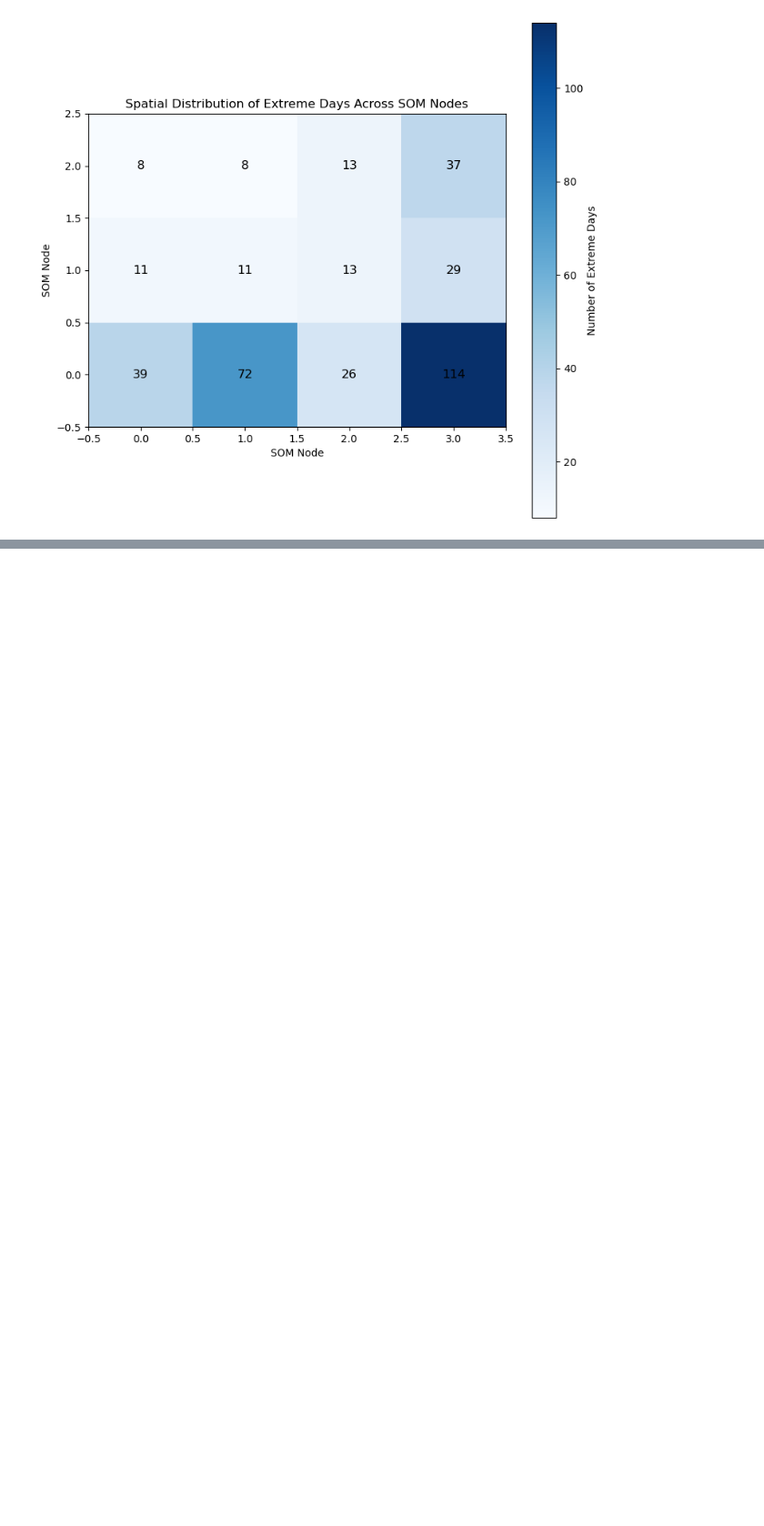
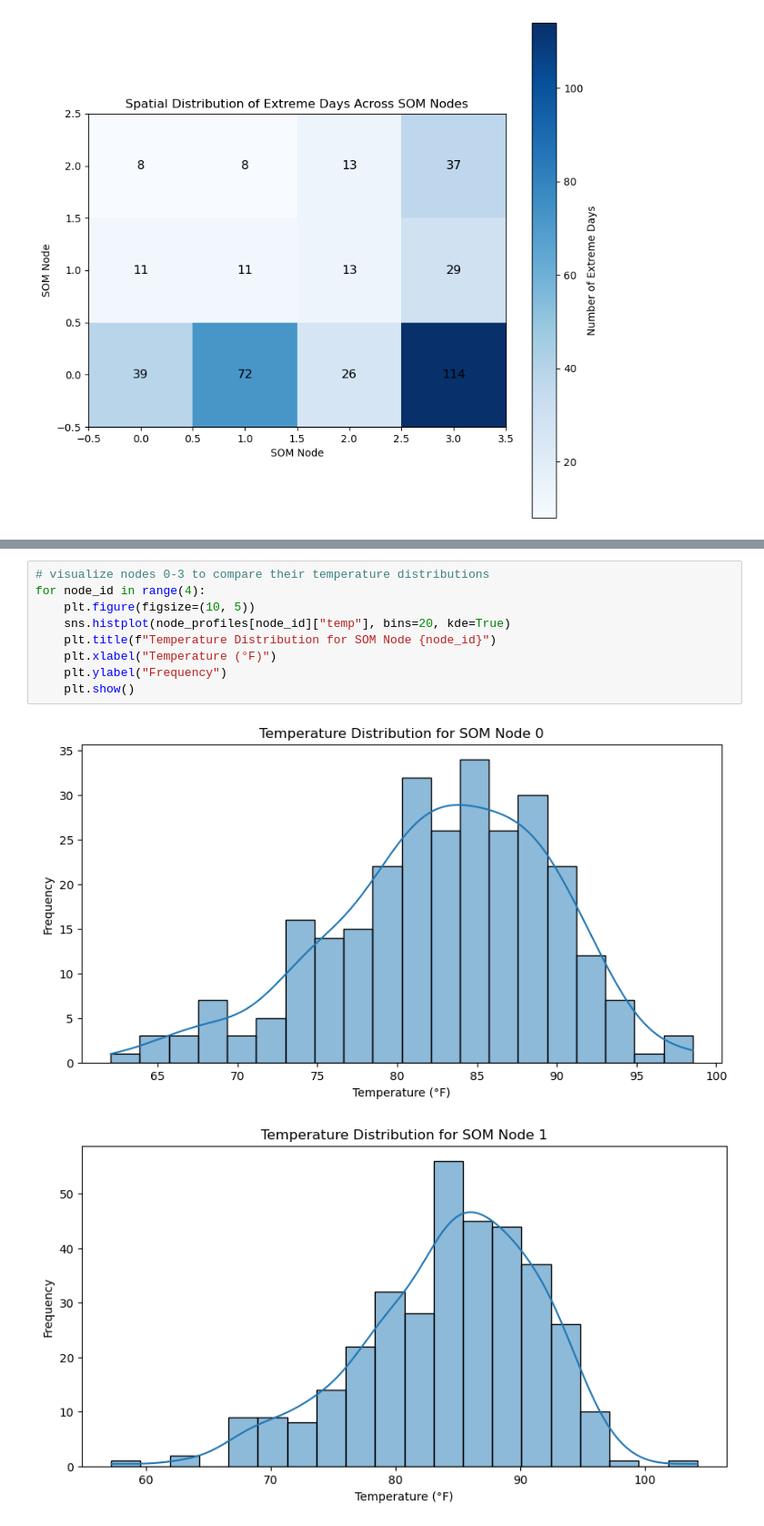
Before and after one commit to stephasharo17/Heat-Island-SOMS, a Jupyter notebook: SOMs_update.ipynb, the cells around one changed output, grey strips where cells are left out. Shown at 91% size. Saved outputs shown, nothing was run; the diff lists cells and outputs as text; blank space fills up the shorter version.

```diff
--- a/SOMs_update.ipynb
+++ b/SOMs_update.ipynb
@@ -1363,0 +1674,12 @@ plt.show()
+# %%
+# visualize nodes 0-3 to compare their temperature distributions
+for node_id in range(4):
+    plt.figure(figsize=(10, 5))
+    sns.histplot(node_profiles[node_id]["temp"], bins=20, kde=True)
+    plt.title(f"Temperature Distribution for SOM Node {node_id}")
+    plt.xlabel("Temperature (°F)")
+    plt.ylabel("Frequency")
+    plt.show()
+# %% [output]
+[figure, added]
+[figure, added]
```
Also changed, not shown: parts of 13 cells of this notebook.
